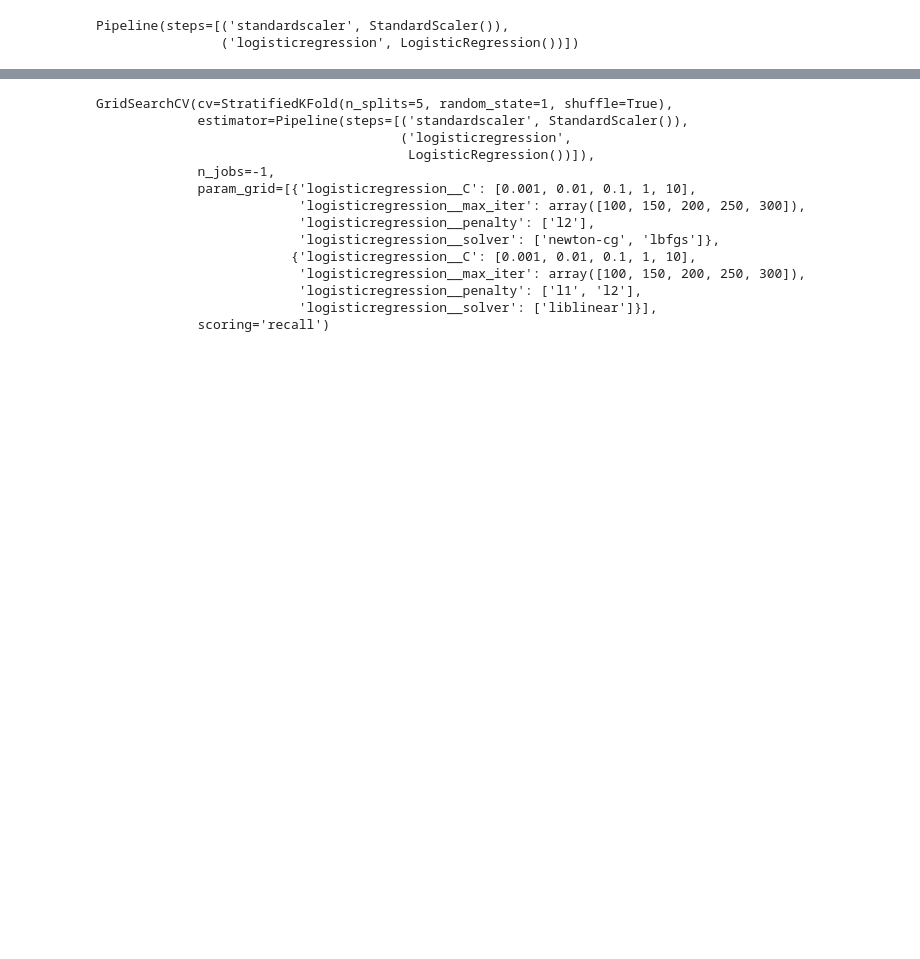
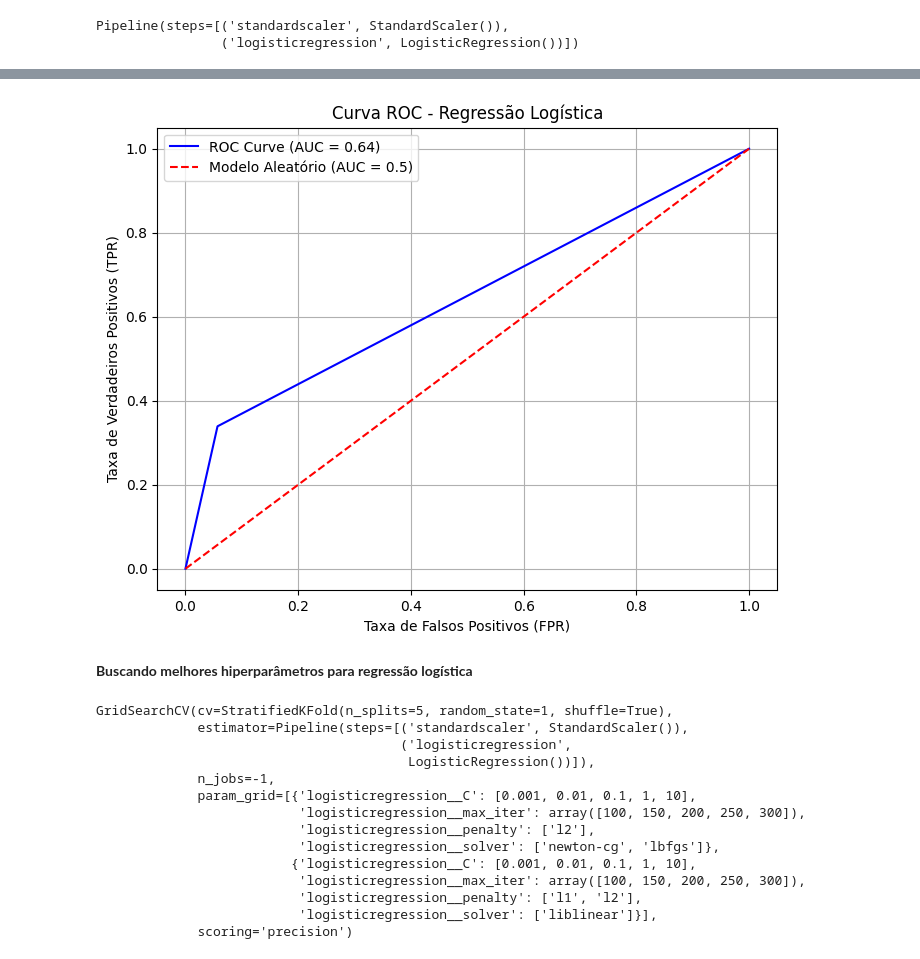
Before and after one commit to DieGod-DS/Wine_2.0, a Jupyter notebook: code/2.Modeling.ipynb, the cells around one changed output, grey strips where cells are left out. Cells and saved outputs as stored; diff of their text form; code cells hidden in the pictures; blank space fills up the shorter version.

```diff
--- a/code/2.Modeling.ipynb
+++ b/code/2.Modeling.ipynb
@@ -432 +464,22 @@ Pipeline(steps=[('standardscaler', StandardScaler()),
+# %%
+# calcula vlores para a curva ROC
+fpr, tpr, thresholds = roc_curve(y_test,y_pred)
+
+# calcula AUC (área sob a curva)
+auc = roc_auc_score(y_test,y_pred)
+
+# plota curva ROC
+plt.figure(figsize=(8,6))
+plt.plot(fpr,tpr,color='blue', label=f'ROC Curve (AUC = {auc:.2f})')
+plt.plot([0,1],[0,1], color='red', linestyle='--', label= 'Modelo Aleatório (AUC = 0.5)')
+plt.xlabel('Taxa de Falsos Positivos (FPR)')
+plt.ylabel('Taxa de Verdadeiros Positivos (TPR)')
+plt.title('Curva ROC - Regressão Logística')
+plt.legend()
+plt.grid()
+plt.show()
+# %% [output]
+[figure, added]
+# %% [markdown]
+**Buscando melhores hiperparâmetros para regressão logística**
 # %%
@@ -460,7 +511,7 @@ param_grid_lr = [
 # aplica os parâmetros no gridsearch
 lr_grid_search = GridSearchCV(estimator=logistic_pipeline,
                               param_grid=param_grid_lr,
-                              scoring='recall',
+                              scoring='precision',
                               n_jobs=-1,
                               cv=cv)
 
@@ -480,7 +531,7 @@ GridSearchCV(cv=StratifiedKFold(n_splits=5, random_state=1, shuffle=True),
                           'logisticregression__max_iter': array([100, 150, 200, 250, 300]),
                           'logisticregression__penalty': ['l1', 'l2'],
                           'logisticregression__solver': ['liblinear']}],
-             scoring='recall')
+             scoring='precision')
 # %%
 # exibe os melhores hiperparâmetros
 lr_grid_search.best_params_
```
Also changed, not shown: parts of 55 cells of this notebook.
